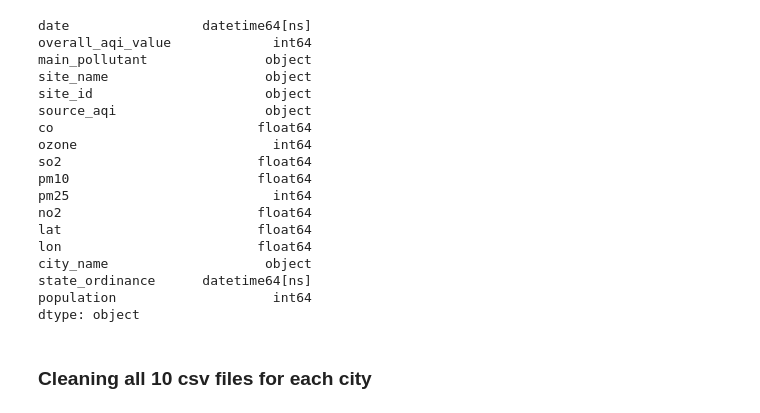
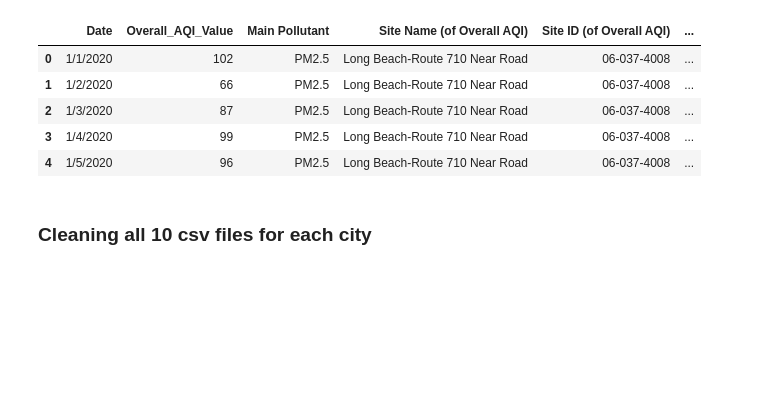
Before and after one commit to angiekl74/Project-2, a Jupyter notebook: CleanedAQIData.ipynb, the cells around one changed output. Cells and saved outputs as stored; diff of their text form; code cells hidden in the pictures; blank space fills up the shorter version.

```diff
--- a/CleanedAQIData.ipynb
+++ b/CleanedAQIData.ipynb
@@ -14,26 +18,14 @@ conn = engine.connect()
 dataLA = pd.read_csv("Resources/aqiDailyLA.csv")
 # %%
 # View dataLA types
-dataLA.dtypes
+dataLA.head()
 # %% [output]
-date                 datetime64[ns]
-overall_aqi_value             int64
-main_pollutant               object
-site_name                    object
-site_id                      object
-source_aqi                   object
-co                          float64
-ozone                         int64
-so2                         float64
-pm10                        float64
-pm25                          int64
-no2                         float64
-lat                         float64
-lon                         float64
-city_name                    object
-state_ordinance      datetime64[ns]
-population                    int64
-dtype: object
+|  | Date | Overall_AQI_Value | Main Pollutant | Site Name (of Overall AQI) | Site ID (of Overall AQI) | ... |
+| 0 | 1/1/2020 | 102 | PM2.5 | Long Beach-Route 710 Near Road | 06-037-4008 | ... |
+| 1 | 1/2/2020 | 66 | PM2.5 | Long Beach-Route 710 Near Road | 06-037-4008 | ... |
+| 2 | 1/3/2020 | 87 | PM2.5 | Long Beach-Route 710 Near Road | 06-037-4008 | ... |
+| 3 | 1/4/2020 | 99 | PM2.5 | Long Beach-Route 710 Near Road | 06-037-4008 | ... |
+| 4 | 1/5/2020 | 96 | PM2.5 | Long Beach-Route 710 Near Road | 06-037-4008 | ... |
 # %% [markdown]
 ### Cleaning all 10 csv files for each city
 # %%
```
Also changed, not shown: parts of 21 cells of this notebook, 5 other files.
